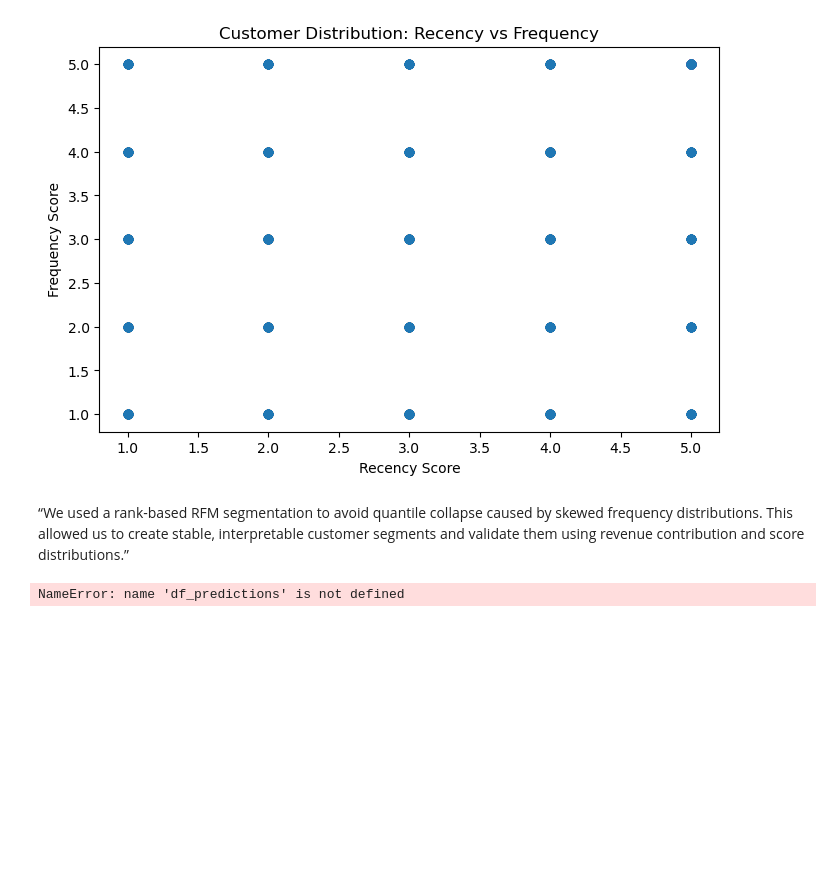
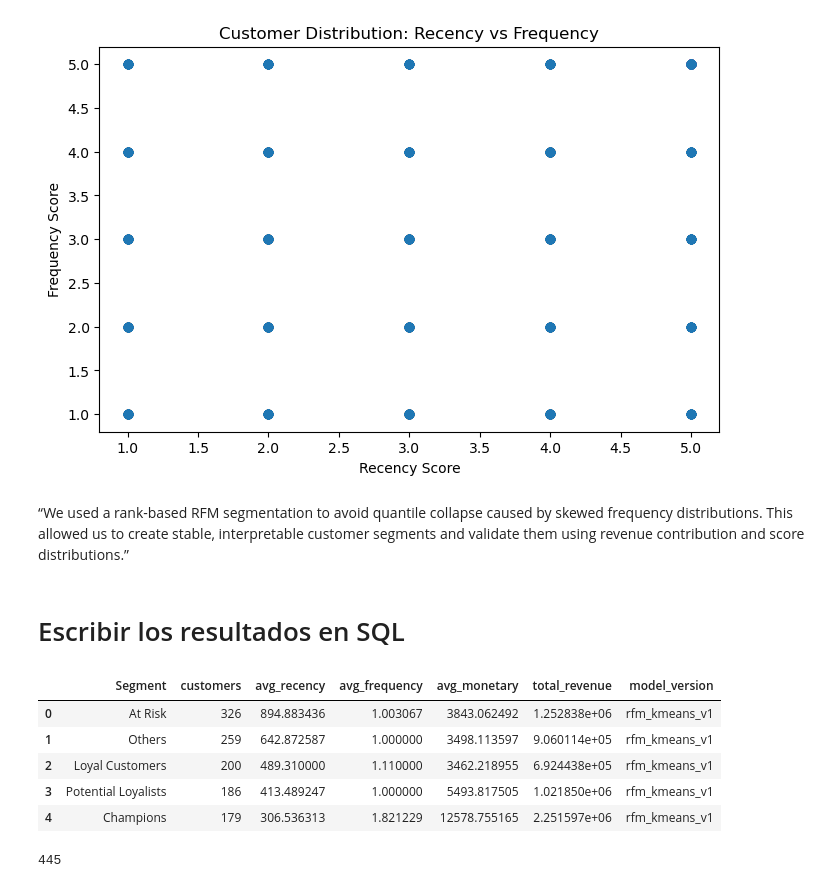
Before and after one commit to Gergash/Experimentos-y-Data-Science, a Jupyter notebook: SQL/Extraccion_datos_SQL_en_python.ipynb, the cells around one changed output. Drawn from its saved outputs; the diff is of its cells as text; code cells hidden in the pictures; blank space fills up the shorter version.

```diff
--- a/SQL/Extraccion_datos_SQL_en_python.ipynb
+++ b/SQL/Extraccion_datos_SQL_en_python.ipynb
@@ -1179,12 +1179,3 @@ plt.show()
 # %% [markdown]
 “We used a rank-based RFM segmentation to avoid quantile collapse caused by skewed frequency distributions.
 This allowed us to create stable, interpretable customer segments and validate them using revenue contribution and score distributions.”
-# %%
-df_predictions.to_sql(
-    "sales_predictions",
-    engine,
-    if_exists="replace",
-    index=False
-)
-# %% [output]
-NameError: name 'df_predictions' is not defined
@@ -1203,0 +1182,35 @@ for col in categorical_columns:
+# %% [markdown]
+# Escribir los resultados en SQL
+# %%
+segment_summary = segment_summary.reset_index()
+
+segment_summary['model_version'] = 'rfm_kmeans_v1'
+# %%
+segment_summary.head()
+# %% [output]
+|  | Segment | customers | avg_recency | avg_frequency | avg_monetary | total_revenue | model_version |
+| 0 | At Risk | 326 | 894.883436 | 1.003067 | 3843.062492 | 1.252838e+06 | rfm_kmeans_v1 |
+| 1 | Others | 259 | 642.872587 | 1.000000 | 3498.113597 | 9.060114e+05 | rfm_kmeans_v1 |
+| 2 | Loyal Customers | 200 | 489.310000 | 1.110000 | 3462.218955 | 6.924438e+05 | rfm_kmeans_v1 |
+| 3 | Potential Loyalists | 186 | 413.489247 | 1.000000 | 5493.817505 | 1.021850e+06 | rfm_kmeans_v1 |
+| 4 | Champions | 179 | 306.536313 | 1.821229 | 12578.755165 | 2.251597e+06 | rfm_kmeans_v1 |
+# %%
+
+engine = create_engine(
+    "postgresql://postgres:3061@localhost:5432/proyecto_portafolio"
+)
+
+segment_summary.to_sql(
+    "customer_rfm_segments",
+    engine,
+    if_exists="append",   # permite múltiples ejecuciones
+    index=False
+)
+customer_profile[['customer_id', 'segment']].to_sql(
+    "customer_segments_detail",
+    engine,
+    if_exists="replace",
+    index=False
+)
+# %% [output]
+445
```
Also changed, not shown: parts of 2 cells of this notebook, 4 other files.
